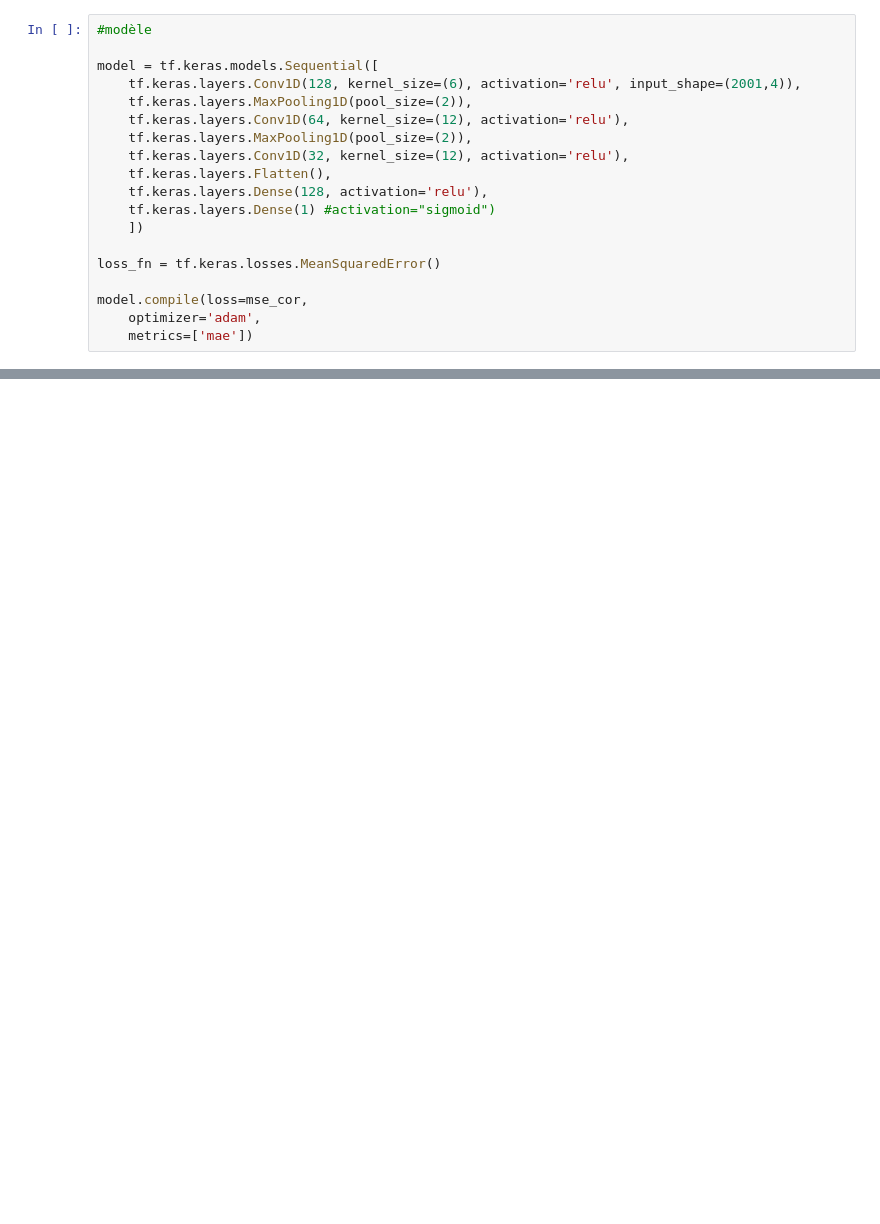
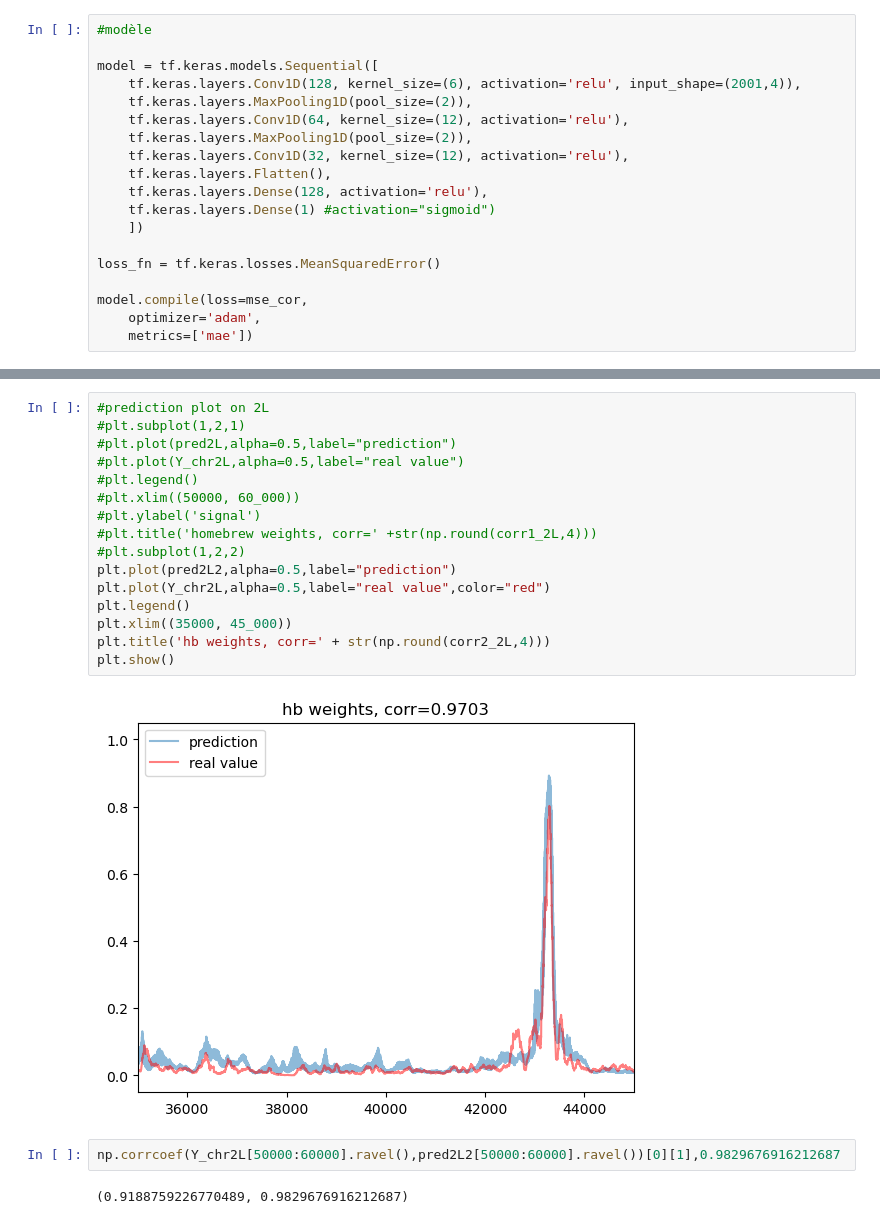
Before and after one commit to floriantilliet/mnhn_internship, a Jupyter notebook: projet1.ipynb, the cells around one changed output, grey strips where cells are left out. Saved outputs shown, nothing was run; the diff lists cells and outputs as text; blank space fills up the shorter version.

```diff
--- a/projet1.ipynb
+++ b/projet1.ipynb
@@ -489,0 +510,22 @@ np.concatenate((np.zeros((1, 2001, 3)), np.ones((1, 2001, 1))), axis=-1).shape
+# %%
+#prediction plot on 2L
+#plt.subplot(1,2,1)
+#plt.plot(pred2L,alpha=0.5,label="prediction")
+#plt.plot(Y_chr2L,alpha=0.5,label="real value")
+#plt.legend()
+#plt.xlim((50000, 60_000))
+#plt.ylabel('signal')
+#plt.title('homebrew weights, corr=' +str(np.round(corr1_2L,4)))
+#plt.subplot(1,2,2)
+plt.plot(pred2L2,alpha=0.5,label="prediction")
+plt.plot(Y_chr2L,alpha=0.5,label="real value",color="red")
+plt.legend()
+plt.xlim((35000, 45_000))
+plt.title('hb weights, corr=' + str(np.round(corr2_2L,4)))
+plt.show()
+# %% [output]
+[figure, added]
+# %%
+np.corrcoef(Y_chr2L[50000:60000].ravel(),pred2L2[50000:60000].ravel())[0][1],0.9829676916212687
+# %% [output]
+(0.9188759226770489, 0.9829676916212687)
```
Also changed, not shown: parts of 73 cells of this notebook.
